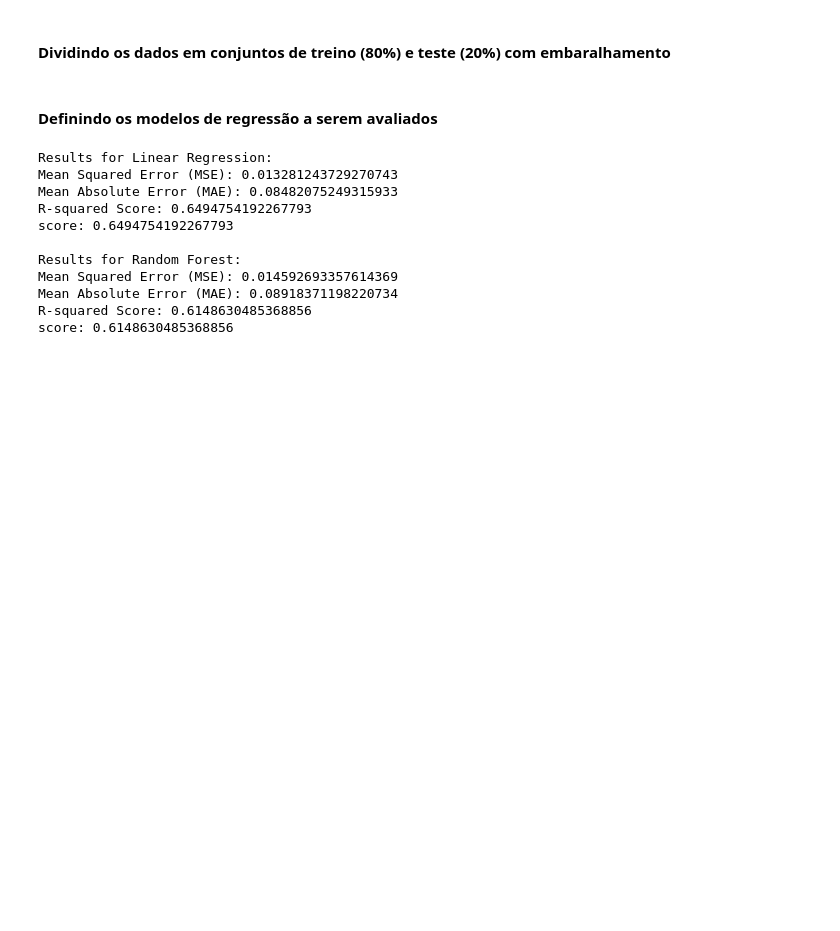
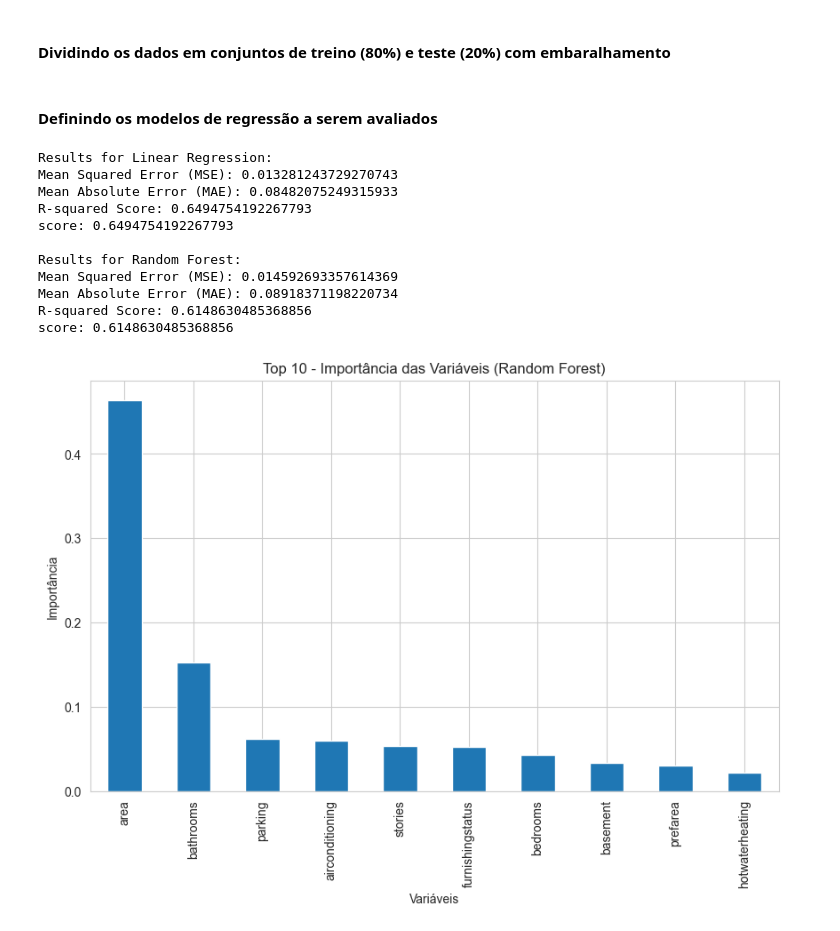
Before and after one commit to hassanrodrigues/av_tec-housing-price-prediction, a Jupyter notebook: housing_price_prediction.ipynb, the cells around one changed output. Saved outputs shown, nothing was run; the diff lists cells and outputs as text; code cells hidden in the pictures; blank space fills up the shorter version.

Commit message:
feat: add random florest the importances variables , api fastapi, previsor

```diff
--- a/housing_price_prediction.ipynb
+++ b/housing_price_prediction.ipynb
@@ -498,3 +498,16 @@ Mean Squared Error (MSE): 0.014592693357614369
 Mean Absolute Error (MAE): 0.08918371198220734
 R-squared Score: 0.6148630485368856
 score: 0.6148630485368856
+# %%
+importances = model.feature_importances_
+features = X.columns
+forest_importances = pd.Series(importances, index=features).sort_values(ascending=False)
+
+plt.figure(figsize=(10,6))
+forest_importances[:10].plot(kind='bar')
+plt.title("Top 10 - Importância das Variáveis (Random Forest)")
+plt.ylabel("Importância")
+plt.xlabel("Variáveis")
+plt.show()
+# %% [output]
+[figure, added]
```
Also changed, not shown: parts of 10 cells of this notebook, 8 other files.
